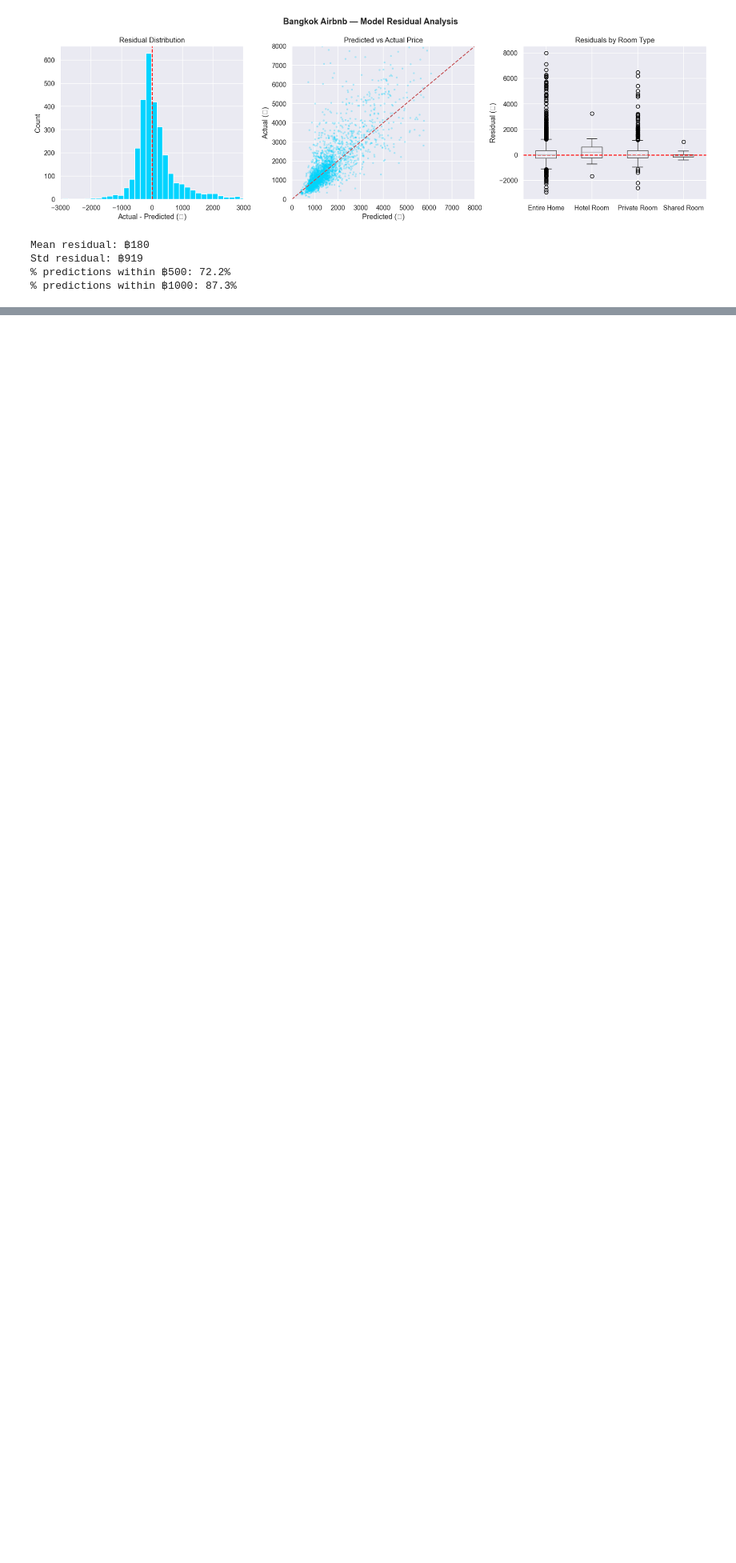
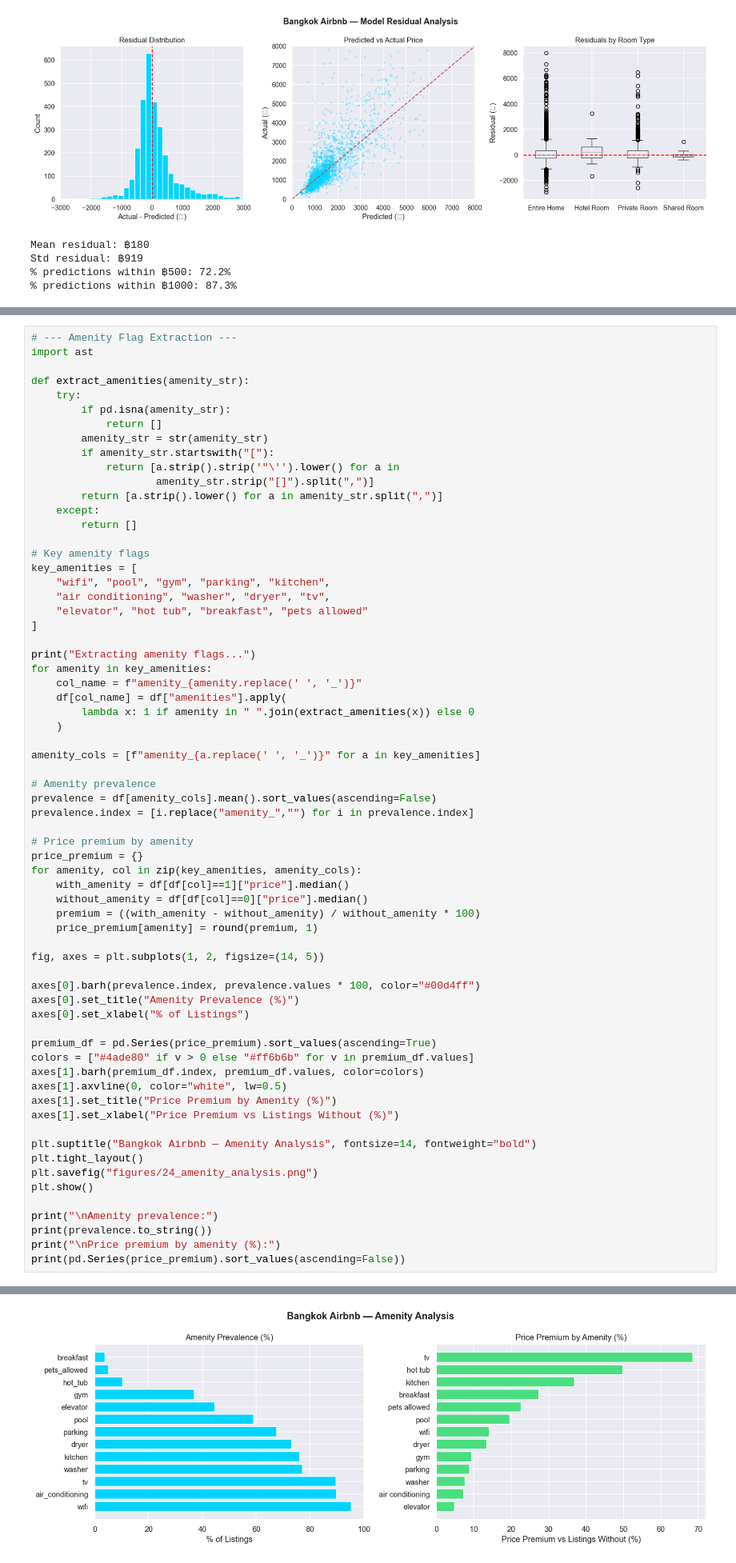
Before and after one commit to primemarasinghe/airbnb-market-intelligence, a Jupyter notebook: notebooks/03_ml_price_prediction.ipynb, the cells around one changed output, grey strips where cells are left out. Shown at 80% size. Drawn from its saved outputs; the diff is of its cells as text; blank space fills up the shorter version.

Commit message:
feat: cross-validation, amenity flags, host behavior segmentation

```diff
--- a/notebooks/03_ml_price_prediction.ipynb
+++ b/notebooks/03_ml_price_prediction.ipynb
@@ -287,0 +555,67 @@ Std residual: ฿919
+# %%
+# --- Amenity Flag Extraction ---
+import ast
+
+def extract_amenities(amenity_str):
+    try:
+        if pd.isna(amenity_str):
+            return []
+        amenity_str = str(amenity_str)
+        if amenity_str.startswith("["):
+            return [a.strip().strip('"\'').lower() for a in
+                    amenity_str.strip("[]").split(",")]
+        return [a.strip().lower() for a in amenity_str.split(",")]
+    except:
+        return []
+
+# Key amenity flags
+key_amenities = [
+    "wifi", "pool", "gym", "parking", "kitchen",
+    "air conditioning", "washer", "dryer", "tv",
+    "elevator", "hot tub", "breakfast", "pets allowed"
+]
+
+print("Extracting amenity flags...")
+for amenity in key_amenities:
+    col_name = f"amenity_{amenity.replace(' ', '_')}"
+    df[col_name] = df["amenities"].apply(
+        lambda x: 1 if amenity in " ".join(extract_amenities(x)) else 0
+    )
+
+amenity_cols = [f"amenity_{a.replace(' ', '_')}" for a in key_amenities]
+
+# Amenity prevalence
+prevalence = df[amenity_cols].mean().sort_values(ascending=False)
+prevalence.index = [i.replace("amenity_","") for i in prevalence.index]
+
+# Price premium by amenity
+price_premium = {}
+for amenity, col in zip(key_amenities, amenity_cols):
+    with_amenity = df[df[col]==1]["price"].median()
+    without_amenity = df[df[col]==0]["price"].median()
+    premium = ((with_amenity - without_amenity) / without_amenity * 100)
+    price_premium[amenity] = round(premium, 1)
+
+fig, axes = plt.subplots(1, 2, figsize=(14, 5))
+
+axes[0].barh(prevalence.index, prevalence.values * 100, color="#00d4ff")
+axes[0].set_title("Amenity Prevalence (%)")
+axes[0].set_xlabel("% of Listings")
+
+premium_df = pd.Series(price_premium).sort_values(ascending=True)
+colors = ["#4ade80" if v > 0 else "#ff6b6b" for v in premium_df.values]
+axes[1].barh(premium_df.index, premium_df.values, color=colors)
+axes[1].axvline(0, color="white", lw=0.5)
+axes[1].set_title("Price Premium by Amenity (%)")
+axes[1].set_xlabel("Price Premium vs Listings Without (%)")
+
+plt.suptitle("Bangkok Airbnb — Amenity Analysis", fontsize=14, fontweight="bold")
+plt.tight_layout()
+plt.savefig("figures/24_amenity_analysis.png")
+plt.show()
+
+print("\nAmenity prevalence:")
+print(prevalence.to_string())
+print("\nPrice premium by amenity (%):")
+print(pd.Series(price_premium).sort_values(ascending=False))
+# %% [output]
@@ -287,0 +623 @@ Std residual: ฿919
+[figure, added]
```
Also changed, not shown: parts of 6 cells of this notebook, 6 other files.
